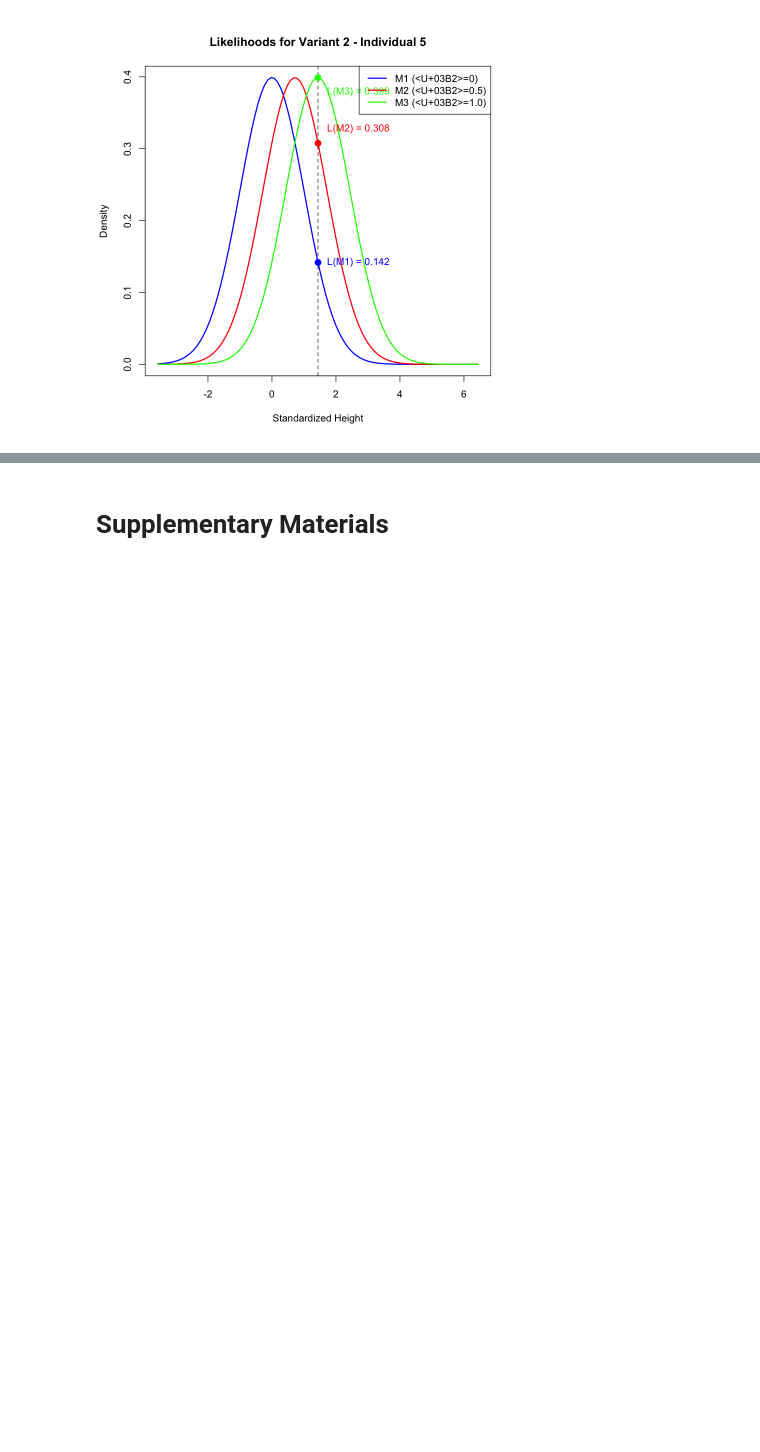
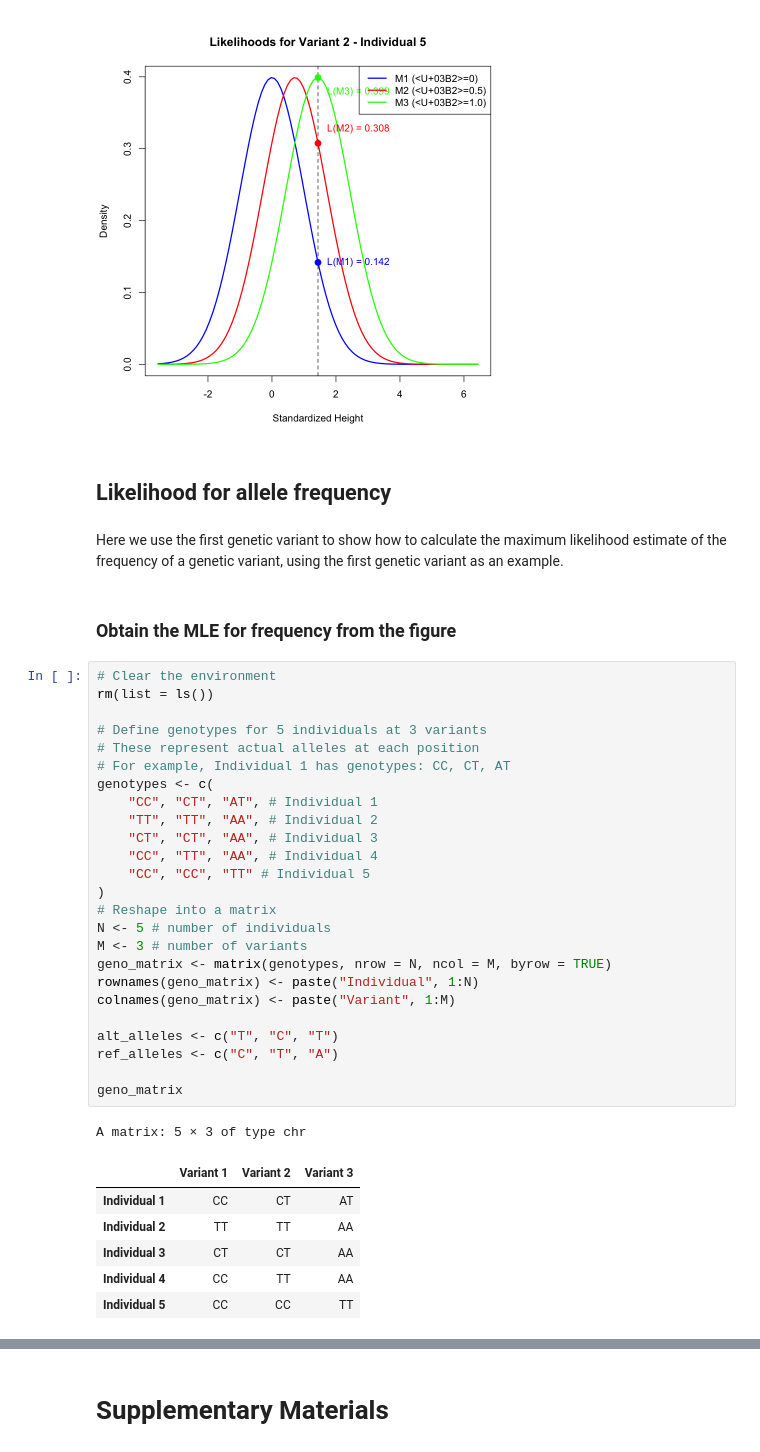
Before and after one commit to StatFunGen/statgen-prerequisites, a Jupyter notebook: likelihood.ipynb, the cells around one changed output, grey strips where cells are left out. Saved outputs shown, nothing was run; the diff lists cells and outputs as text; blank space fills up the shorter version.

```diff
--- a/likelihood.ipynb
+++ b/likelihood.ipynb
@@ -242,3 +258,42 @@ legend("topright",
 )
 # %% [output]
 [figure]
+# %% [markdown]
+## Likelihood for allele frequency
+# %% [markdown]
+Here we use the first genetic variant to show how to calculate the maximum likelihood estimate of the frequency of a genetic variant, using the first genetic variant as an example.
+# %% [markdown]
+### Obtain the MLE for frequency from the figure
+# %%
+# Clear the environment
+rm(list = ls())
+
+# Define genotypes for 5 individuals at 3 variants
+# These represent actual alleles at each position
+# For example, Individual 1 has genotypes: CC, CT, AT
+genotypes <- c(
+    "CC", "CT", "AT", # Individual 1
+    "TT", "TT", "AA", # Individual 2
+    "CT", "CT", "AA", # Individual 3
+    "CC", "TT", "AA", # Individual 4
+    "CC", "CC", "TT" # Individual 5
+)
+# Reshape into a matrix
+N <- 5 # number of individuals
+M <- 3 # number of variants
+geno_matrix <- matrix(genotypes, nrow = N, ncol = M, byrow = TRUE)
+rownames(geno_matrix) <- paste("Individual", 1:N)
+colnames(geno_matrix) <- paste("Variant", 1:M)
+
+alt_alleles <- c("T", "C", "T")
+ref_alleles <- c("C", "T", "A")
+
+geno_matrix
+# %% [output]
+A matrix: 5 × 3 of type chr
+|  | Variant 1 | Variant 2 | Variant 3 |
+| Individual 1 | CC | CT | AT |
+| Individual 2 | TT | TT | AA |
+| Individual 3 | CT | CT | AA |
+| Individual 4 | CC | TT | AA |
+| Individual 5 | CC | CC | TT |
```
Also changed, not shown: parts of 15 cells of this notebook.
